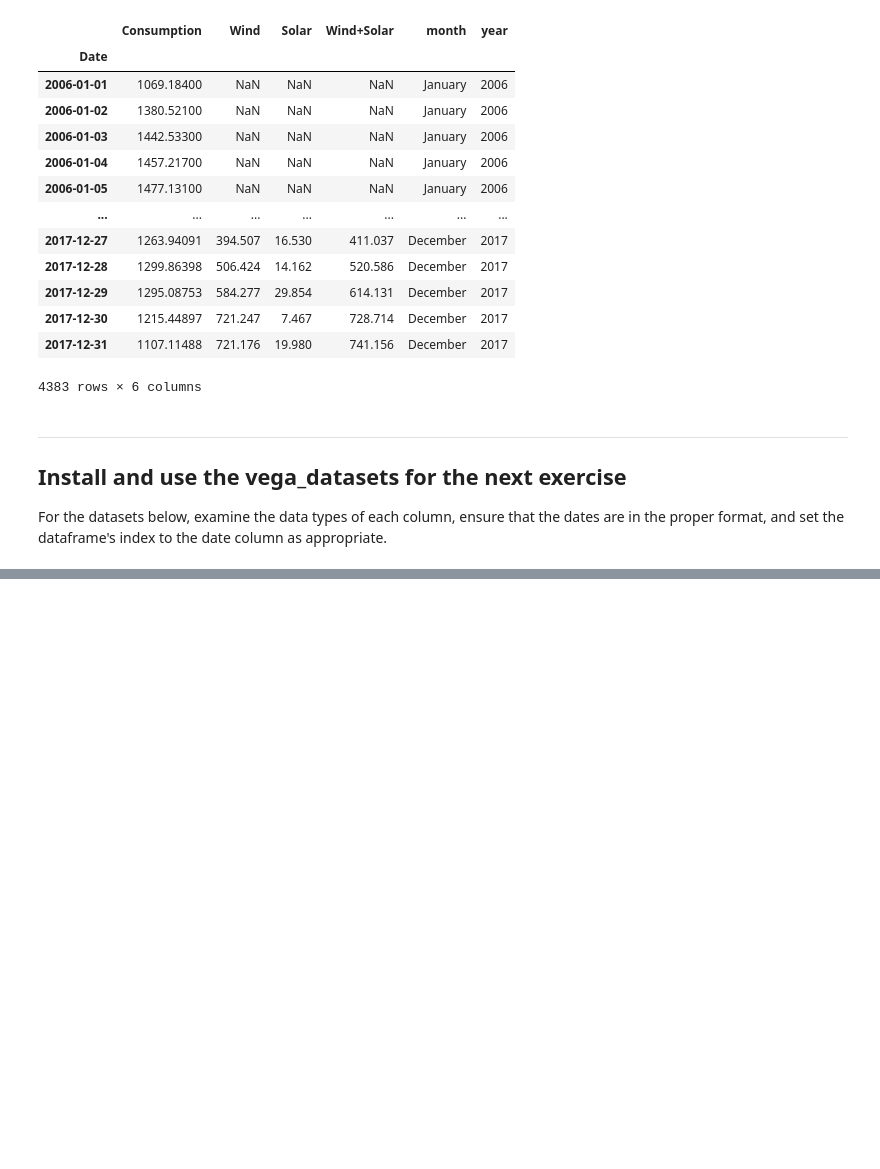
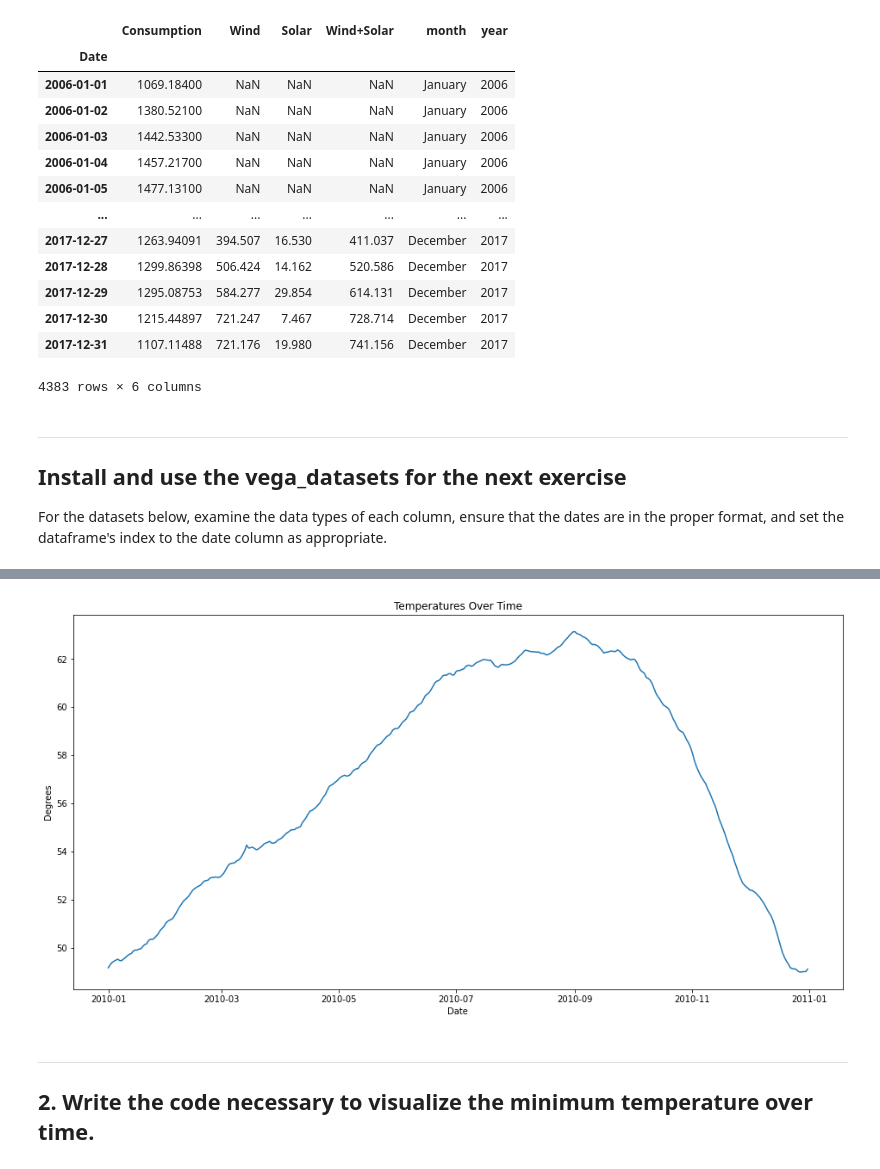
Before and after one commit to aleclhartman/ds-methodologies-exercises, a Jupyter notebook: time_series/prepare.ipynb, the cells around one changed output, grey strips where cells are left out. Cells and saved outputs as stored; diff of their text form; code cells hidden in the pictures; blank space fills up the shorter version.

```diff
--- a/time_series/prepare.ipynb
+++ b/time_series/prepare.ipynb
@@ -380,3 +380,7 @@ germany
 ---
 ## Install and use the vega_datasets for the next exercise
 For the datasets below, examine the data types of each column, ensure that the dates are in the proper format, and set the dataframe's index to the date column as appropriate.
+# %%
+from vega_datasets import data
+temps = data.sf_temps()
+temps
@@ -382,0 +406,3 @@ For the datasets below, examine the data types of each column, ensure that the d
+# %%
+temps = temps.sort_values("date").set_index("date")
+temps
@@ -382,0 +424,3 @@ For the datasets below, examine the data types of each column, ensure that the d
+# %%
+avg_temps = pd.DataFrame(temps.temp.resample("D").mean())
+avg_temps
@@ -382,0 +442,13 @@ For the datasets below, examine the data types of each column, ensure that the d
+# %%
+plt.figure(figsize=(16, 8))
+
+plt.plot(avg_temps.temp, label="Mean")
+plt.title("Temperatures Over Time")
+plt.xlabel("Date")
+plt.ylabel("Degrees")
+plt.show()
+# %% [output]
+[figure, added]
+# %% [markdown]
+---
+## 2. Write the code necessary to visualize the minimum temperature over time.
```
Also changed, not shown: parts of 37 cells of this notebook, 1 other file.
